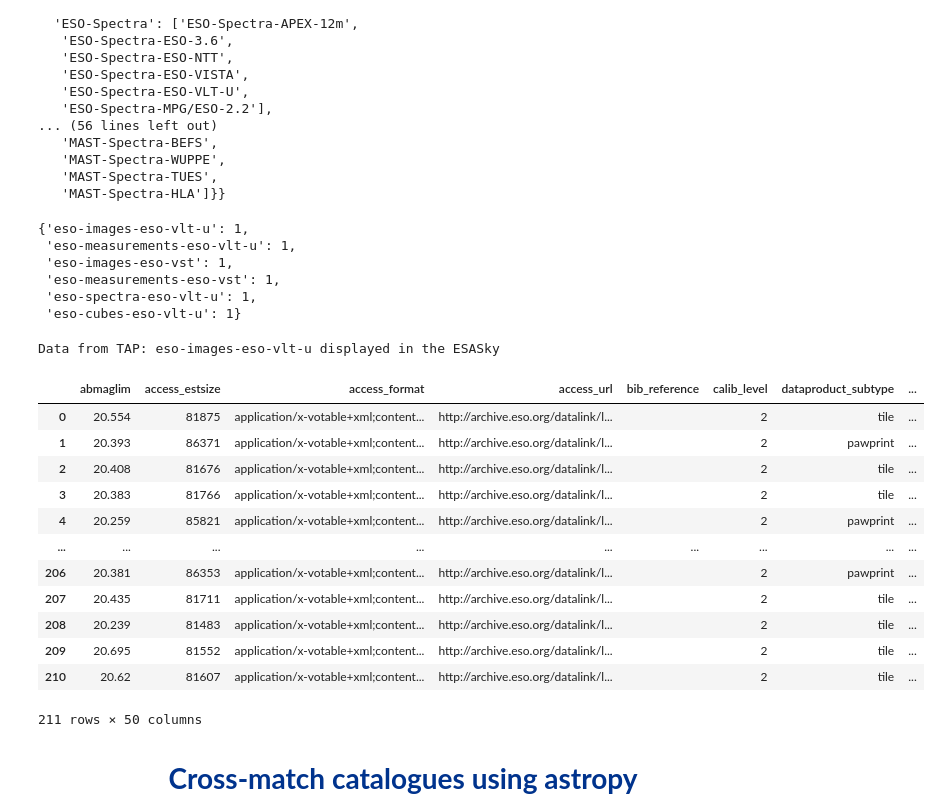
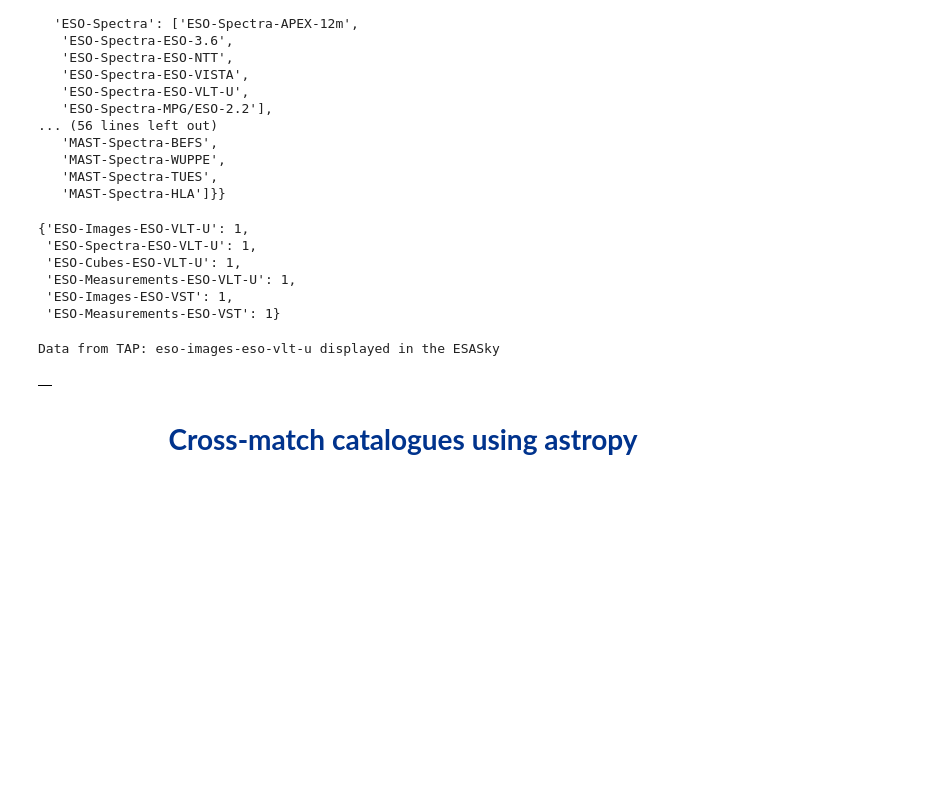
Before and after one commit to esdc-esac-esa-int/pyesasky, a Jupyter notebook: samples/What_can_you_do_with_pyESASky.ipynb, the cells around one changed output. Drawn from its saved outputs; the diff is of its cells as text; code cells hidden in the pictures; blank space fills up the shorter version.

```diff
--- a/samples/What_can_you_do_with_pyESASky.ipynb
+++ b/samples/What_can_you_do_with_pyESASky.ipynb
@@ -33,8 +33,7 @@ from pyesasky import MetadataType
 import pandas as pd
 # %%
 # Instantiate the pyESASky instance
-esasky = ESASkyWidget('En')
-#Es and Zh are available for Spanish or Mandarin
+esasky = ESASkyWidget()
 # %% [markdown]
 All of the functions are now documented. Use the IPython ? magic to read about the function. Use tab to complete function names etc:
 # %%
@@ -277,12 +252,12 @@ esasky.getAllAvailableTapMissions()
 # Return the available data in the current field of from ESO (from the ESO TAP):
 esasky.getTapServiceCount('ESO')
 # %% [output]
-{'eso-images-eso-vlt-u': 1,
- 'eso-measurements-eso-vlt-u': 1,
- 'eso-images-eso-vst': 1,
- 'eso-measurements-eso-vst': 1,
- 'eso-spectra-eso-vlt-u': 1,
- 'eso-cubes-eso-vlt-u': 1}
+{'ESO-Images-ESO-VLT-U': 1,
+ 'ESO-Spectra-ESO-VLT-U': 1,
+ 'ESO-Cubes-ESO-VLT-U': 1,
+ 'ESO-Measurements-ESO-VLT-U': 1,
+ 'ESO-Images-ESO-VST': 1,
+ 'ESO-Measurements-ESO-VST': 1}
 # %%
 # Plot the footprints and metadata in pyESASky for ESO VLT images in the current FoV
 esasky.plotTapService('eso-images-eso-vlt-u')
@@ -290,19 +265,7 @@ esasky.plotTapService('eso-images-eso-vlt-u')
 Data from TAP: eso-images-eso-vlt-u displayed in the ESASky
 # %%
 data=esasky.getResultPanelData()
-vlt = pd.DataFrame.from_dict(data).transpose()
+vlt = pd.DataFrame.from_dict(data)
 vlt
 # %% [output]
-|  | abmaglim | access_estsize | access_format | access_url | bib_reference | calib_level | dataproduct_subtype | ... |
-| 0 | 20.554 | 81875 | application/x-votable+xml;content... | http://archive.eso.org/datalink/l... |  | 2 | tile | ... |
-| 1 | 20.393 | 86371 | application/x-votable+xml;content... | http://archive.eso.org/datalink/l... |  | 2 | pawprint | ... |
-| 2 | 20.408 | 81676 | application/x-votable+xml;content... | http://archive.eso.org/datalink/l... |  | 2 | tile | ... |
-| 3 | 20.383 | 81766 | application/x-votable+xml;content... | http://archive.eso.org/datalink/l... |  | 2 | tile | ... |
-| 4 | 20.259 | 85821 | application/x-votable+xml;content... | http://archive.eso.org/datalink/l... |  | 2 | pawprint | ... |
-| ... | ... | ... | ... | ... | ... | ... | ... | ... |
-| 206 | 20.381 | 86353 | application/x-votable+xml;content... | http://archive.eso.org/datalink/l... |  | 2 | pawprint | ... |
-| 207 | 20.435 | 81711 | application/x-votable+xml;content... | http://archive.eso.org/datalink/l... |  | 2 | tile | ... |
-| 208 | 20.239 | 81483 | application/x-votable+xml;content... | http://archive.eso.org/datalink/l... |  | 2 | tile | ... |
-| 209 | 20.695 | 81552 | application/x-votable+xml;content... | http://archive.eso.org/datalink/l... |  | 2 | tile | ... |
-| 210 | 20.62 | 81607 | application/x-votable+xml;content... | http://archive.eso.org/datalink/l... |  | 2 | tile | ... |
+|  |
-211 rows × 50 columns
```
Also changed, not shown: parts of 45 cells of this notebook.
